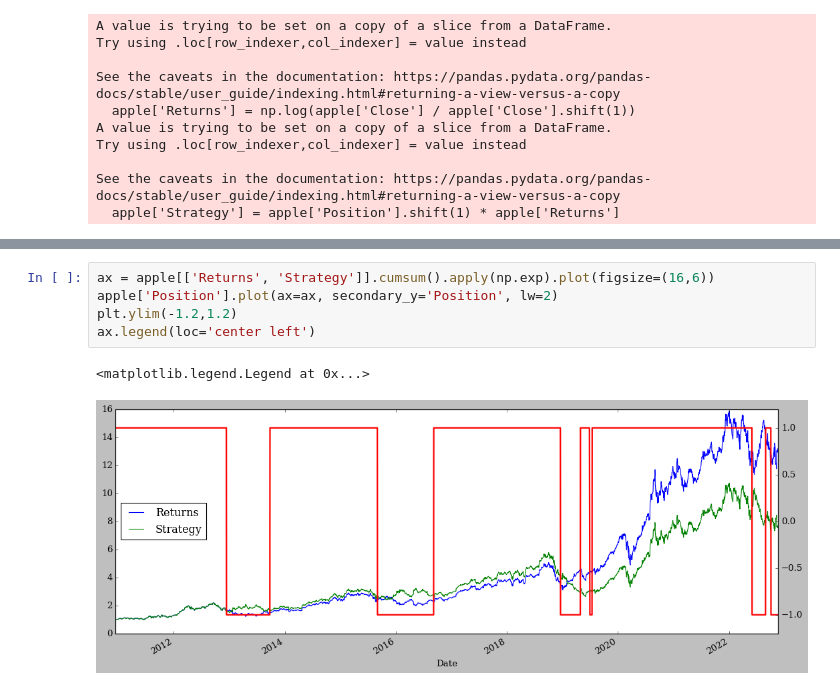
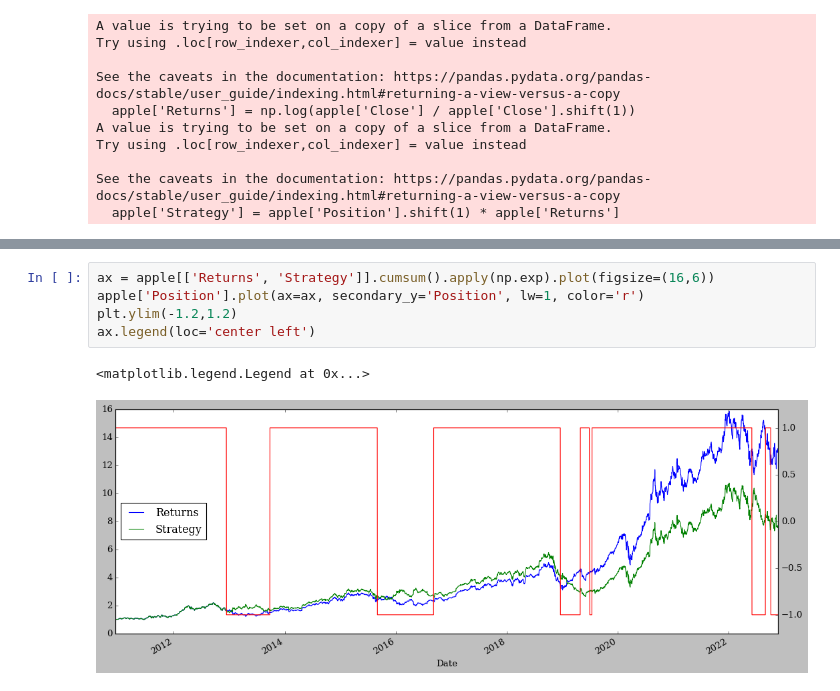
Before and after one commit to Hosung-Ahn/trading, a Jupyter notebook: trading strategy/note.ipynb, the cells around one changed output, grey strips where cells are left out. Drawn from its saved outputs; the diff is of its cells as text.

```diff
--- a/trading strategy/note.ipynb
+++ b/trading strategy/note.ipynb
@@ -109,12 +113,12 @@ Strategy    0.288393
 dtype: float64
 # %%
 ax = apple[['Returns', 'Strategy']].cumsum().apply(np.exp).plot(figsize=(16,6))
-apple['Position'].plot(ax=ax, secondary_y='Position', lw=2)
+apple['Position'].plot(ax=ax, secondary_y='Position', lw=1, color='r')
 plt.ylim(-1.2,1.2)
 ax.legend(loc='center left')
 # %% [output]
 <matplotlib.legend.Legend at 0x...>
-[figure, old version]
+[figure, new version]
 # %%
 # 최적화
 from itertools import product
```
Also changed, not shown: parts of 24 cells of this notebook.
